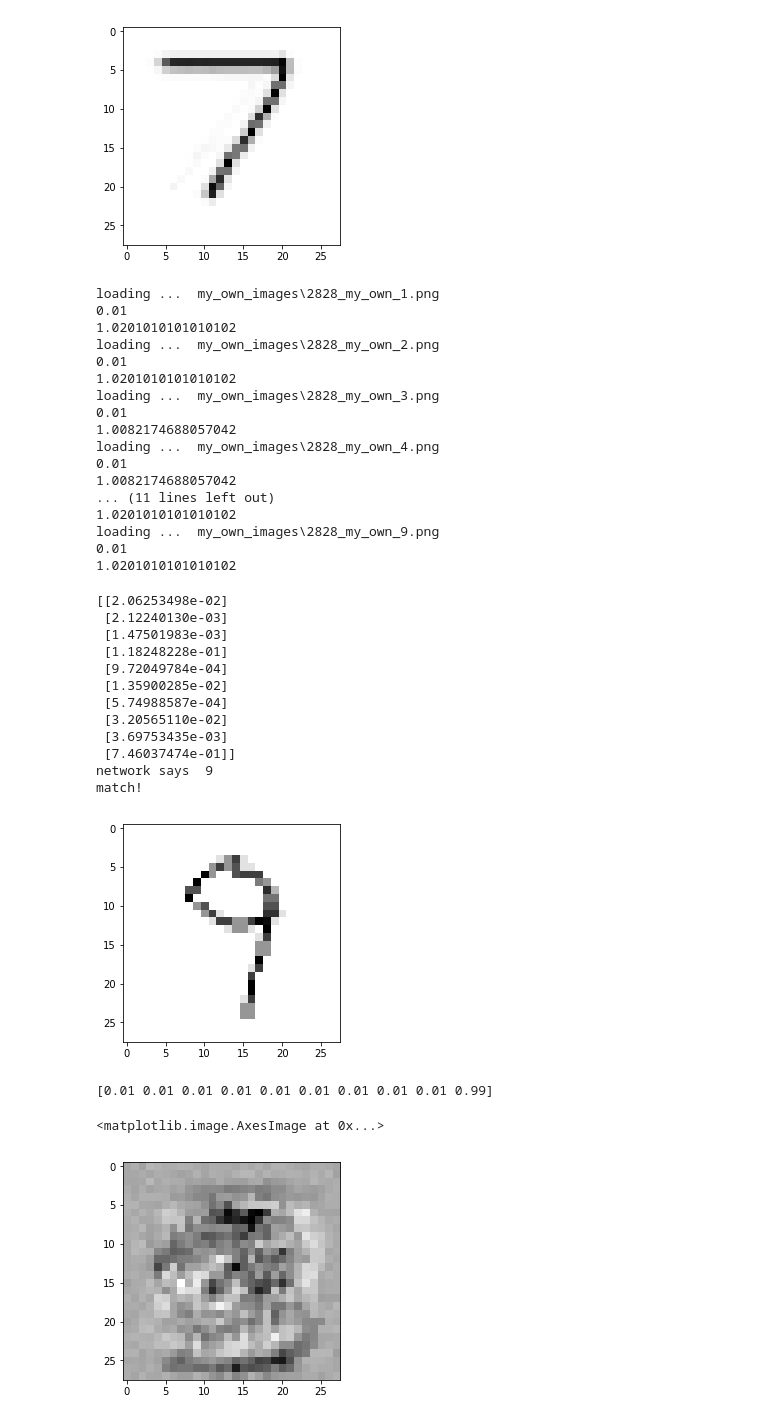
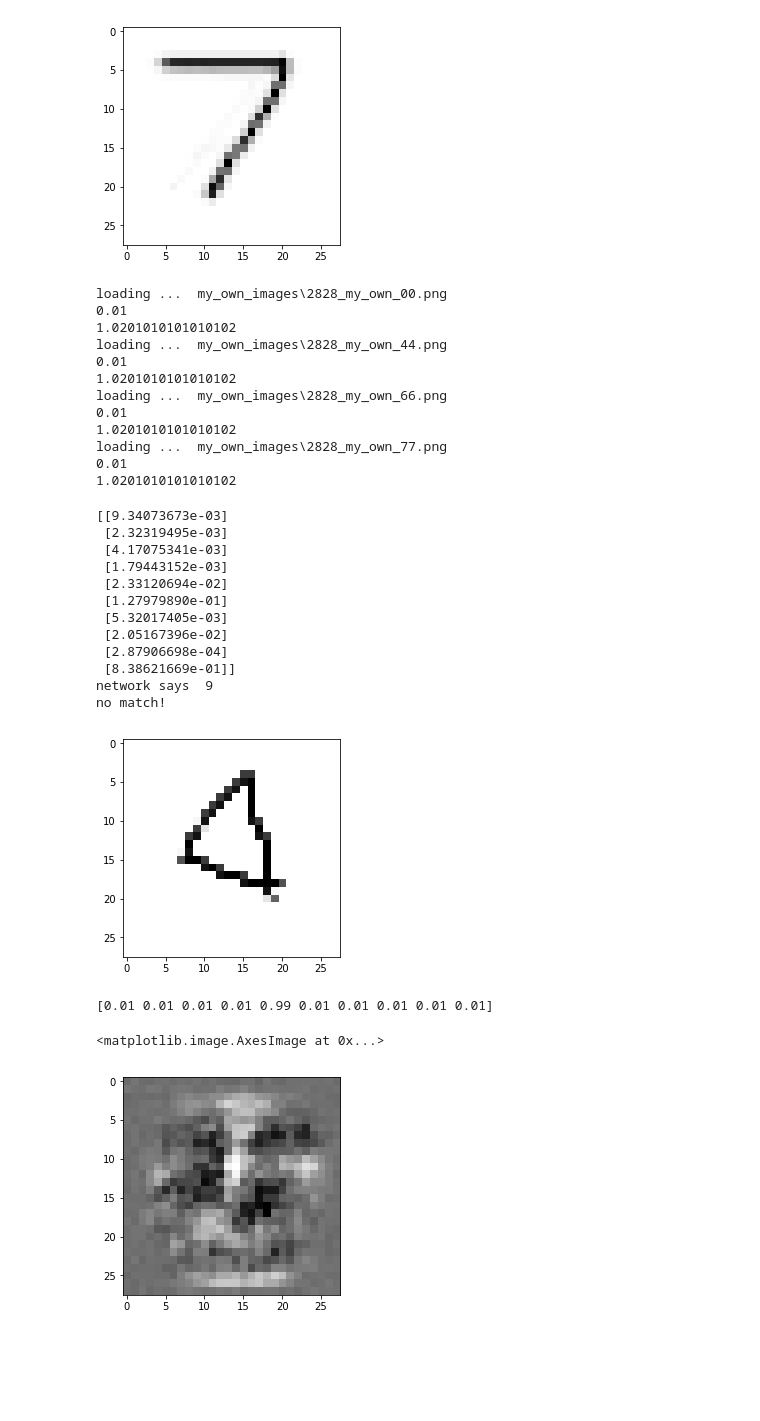
Before and after one commit to DJN1/NeuralNetwork_TR, a Jupyter notebook: src/neuralNetwork_with_mnist.ipynb, the cells around one changed output. Cells and saved outputs as stored; diff of their text form; code cells hidden in the pictures; blank space fills up the shorter version.

Commit message:
added custom images

```diff
--- a/src/neuralNetwork_with_mnist.ipynb
+++ b/src/neuralNetwork_with_mnist.ipynb
@@ -290,7 +290,7 @@ matplotlib.pyplot.imshow(image_array, cmap='Greys', interpolation='None')
 our_own_dataset = []
 
 # load the png image data as test data set
-for image_file_name in glob.glob('my_own_images/2828_my_own_?.png'):
+for image_file_name in glob.glob('my_own_images/2828_my_own_??.png'):
 
     # use the filename to set the correct label
     label = int(image_file_name[-5:-4])
@@ -309,27 +309,22 @@ for image_file_name in glob.glob('my_own_images/2828_my_own_?.png'):
 
     pass
 # %% [output]
-loading ...  my_own_images\2828_my_own_1.png
+loading ...  my_own_images\2828_my_own_00.png
 0.01
 1.0201010101010102
-loading ...  my_own_images\2828_my_own_2.png
+loading ...  my_own_images\2828_my_own_44.png
 0.01
 1.0201010101010102
-loading ...  my_own_images\2828_my_own_3.png
-0.01
-1.0082174688057042
-loading ...  my_own_images\2828_my_own_4.png
-0.01
-1.0082174688057042
-... (11 lines left out)
-1.0201010101010102
-loading ...  my_own_images\2828_my_own_9.png
+loading ...  my_own_images\2828_my_own_66.png
 0.01
 1.0201010101010102
+loading ...  my_own_images\2828_my_own_77.png
+0.01
+1.0201010101010102
 # %%
  #test the neural network with our own images
 # record to test
-item = 8
+item = 1
 # plot image
 matplotlib.pyplot.imshow(our_own_dataset[item][1:].reshape(28, 28), cmap='Greys', interpolation='None')
 # correct answer is first value
@@ -350,35 +345,35 @@ else:
     print ("no match!")
     pass
 # %% [output]
-[[2.06253498e-02]
- [2.12240130e-03]
- [1.47501983e-03]
- [1.18248228e-01]
- [9.72049784e-04]
- [1.35900285e-02]
- [5.74988587e-04]
- [3.20565110e-02]
- [3.69753435e-03]
- [7.46037474e-01]]
+[[9.34073673e-03]
+ [2.32319495e-03]
+ [4.17075341e-03]
+ [1.79443152e-03]
+ [2.33120694e-02]
+ [1.27979890e-01]
+ [5.32017405e-03]
+ [2.05167396e-02]
+ [2.87906698e-04]
+ [8.38621669e-01]]
 network says  9
-match!
+no match!
-[figure, old version]
+[figure, new version]
 # %%
 # run the network backwards, given a label, see what image it produces
 
 # label to test
-label = 9
+label = 4
 # create the output signals for this label
 targets = numpy.zeros(output_nodes) + 0.01
 # all_values[0] is the target label for this record
 targets[label] = 0.99
 print(targets)
 
 # get image data
 image_data = n.backquery(targets)
 # plot image data
 matplotlib.pyplot.imshow(image_data.reshape(28,28), cmap='Greys', interpolation='None')
 # %% [output]
-[0.01 0.01 0.01 0.01 0.01 0.01 0.01 0.01 0.01 0.99]
+[0.01 0.01 0.01 0.01 0.99 0.01 0.01 0.01 0.01 0.01]
 <matplotlib.image.AxesImage at 0x...>
-[figure, old version]
+[figure, new version]
```
Also changed, not shown: parts of 5 cells of this notebook, 9 other files.
